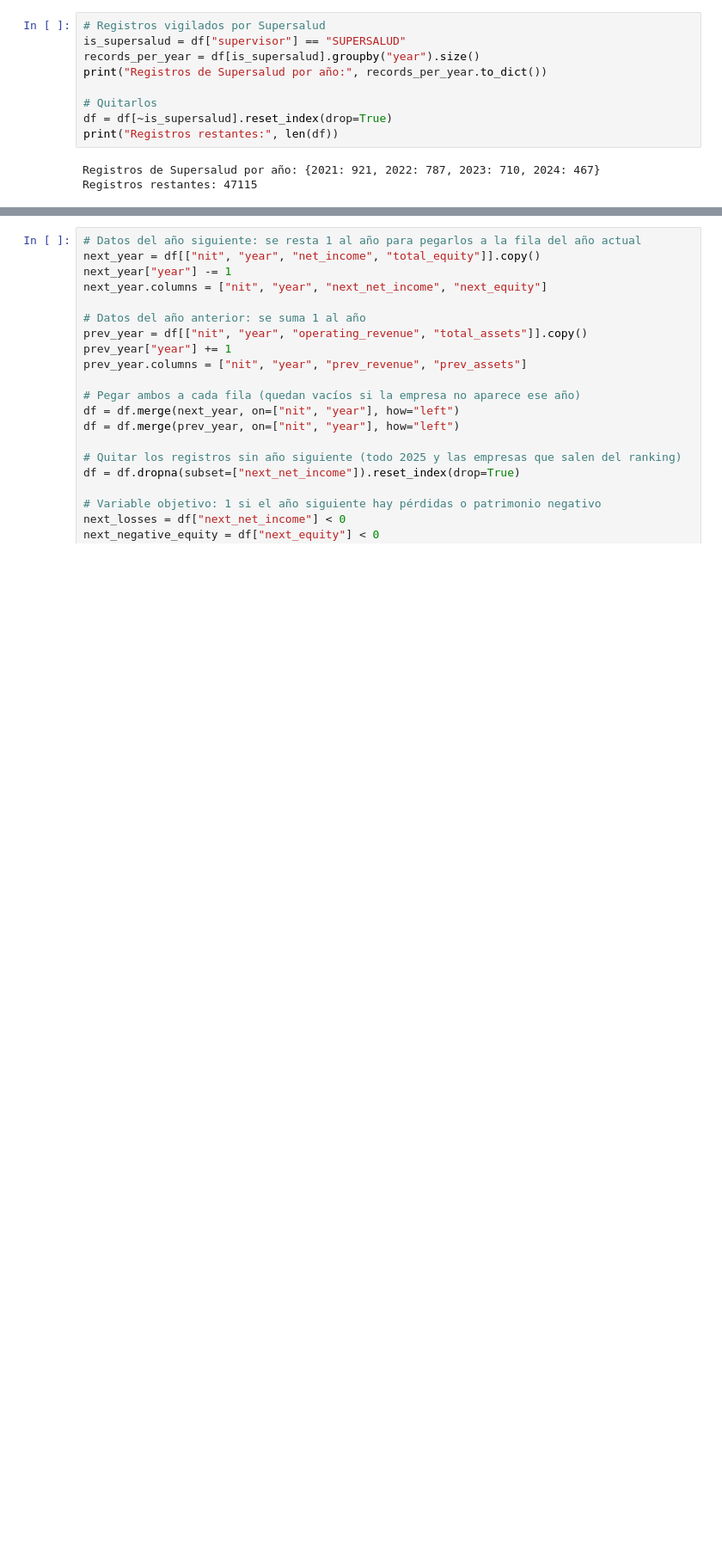
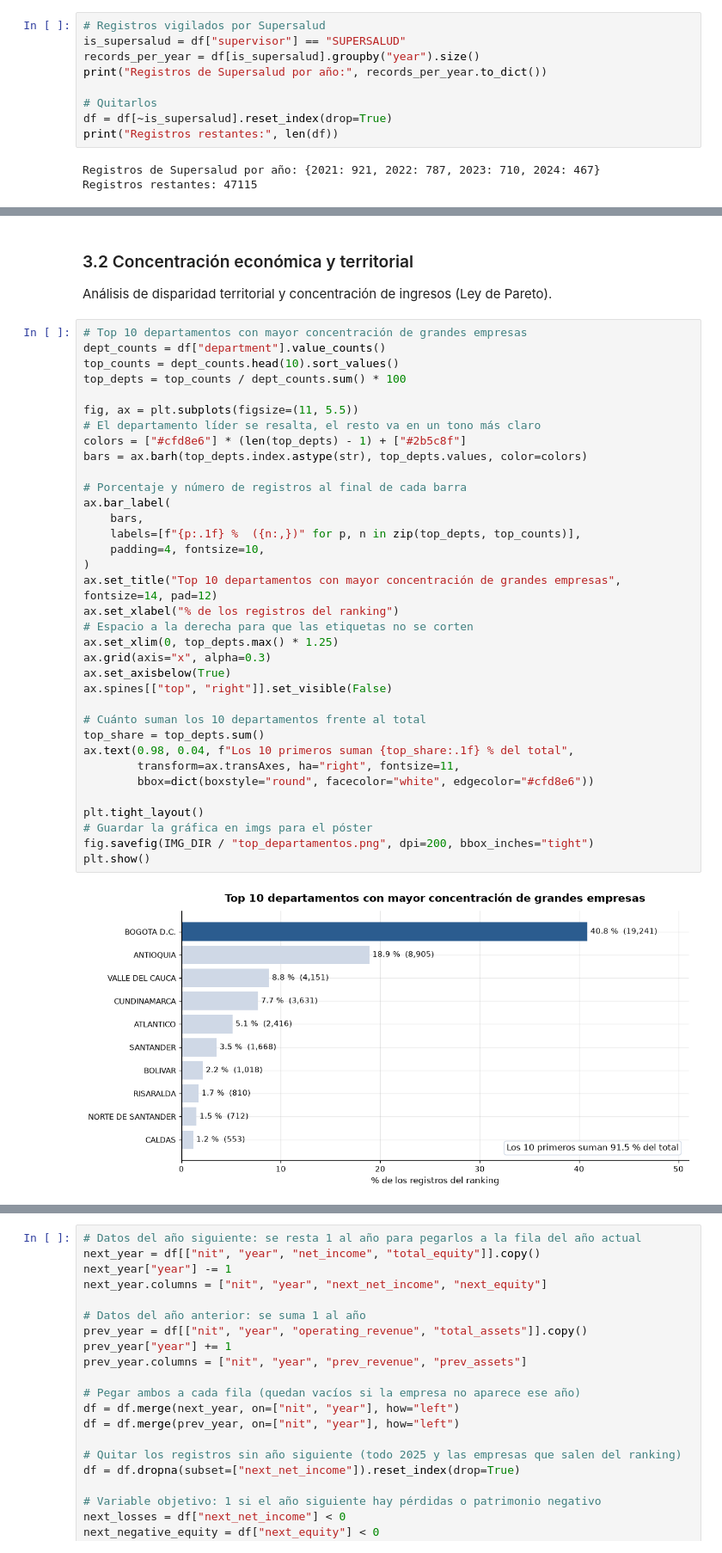
Before and after one commit to JeroHoyos/alerta_temprana_de_dificultades_financieras, a Jupyter notebook: notebook.ipynb, the cells around one changed output, grey strips where cells are left out. Shown at 86% size. Cells and saved outputs as stored; diff of their text form; blank space fills up the shorter version.

```diff
--- a/notebook.ipynb
+++ b/notebook.ipynb
@@ -977,0 +906,41 @@ Registros restantes: 47115
+# %% [markdown]
+<a id="sec-3-2"></a>
+### 3.2 Concentración económica y territorial
+Análisis de disparidad territorial y concentración de ingresos (Ley de Pareto).
+# %%
+# Top 10 departamentos con mayor concentración de grandes empresas
+dept_counts = df["department"].value_counts()
+top_counts = dept_counts.head(10).sort_values()
+top_depts = top_counts / dept_counts.sum() * 100
+
+fig, ax = plt.subplots(figsize=(11, 5.5))
+# El departamento líder se resalta, el resto va en un tono más claro
+colors = ["#cfd8e6"] * (len(top_depts) - 1) + ["#2b5c8f"]
+bars = ax.barh(top_depts.index.astype(str), top_depts.values, color=colors)
+
+# Porcentaje y número de registros al final de cada barra
+ax.bar_label(
+    bars,
+    labels=[f"{p:.1f} %  ({n:,})" for p, n in zip(top_depts, top_counts)],
+    padding=4, fontsize=10,
+)
+ax.set_title("Top 10 departamentos con mayor concentración de grandes empresas", fontsize=14, pad=12)
+ax.set_xlabel("% de los registros del ranking")
+# Espacio a la derecha para que las etiquetas no se corten
+ax.set_xlim(0, top_depts.max() * 1.25)
+ax.grid(axis="x", alpha=0.3)
+ax.set_axisbelow(True)
+ax.spines[["top", "right"]].set_visible(False)
+
+# Cuánto suman los 10 departamentos frente al total
+top_share = top_depts.sum()
+ax.text(0.98, 0.04, f"Los 10 primeros suman {top_share:.1f} % del total",
+        transform=ax.transAxes, ha="right", fontsize=11,
+        bbox=dict(boxstyle="round", facecolor="white", edgecolor="#cfd8e6"))
+
+plt.tight_layout()
+# Guardar la gráfica en imgs para el póster
+fig.savefig(IMG_DIR / "top_departamentos.png", dpi=200, bbox_inches="tight")
+plt.show()
+# %% [output]
+[figure, added]
```
Also changed, not shown: parts of 79 cells of this notebook, 9 other files.
